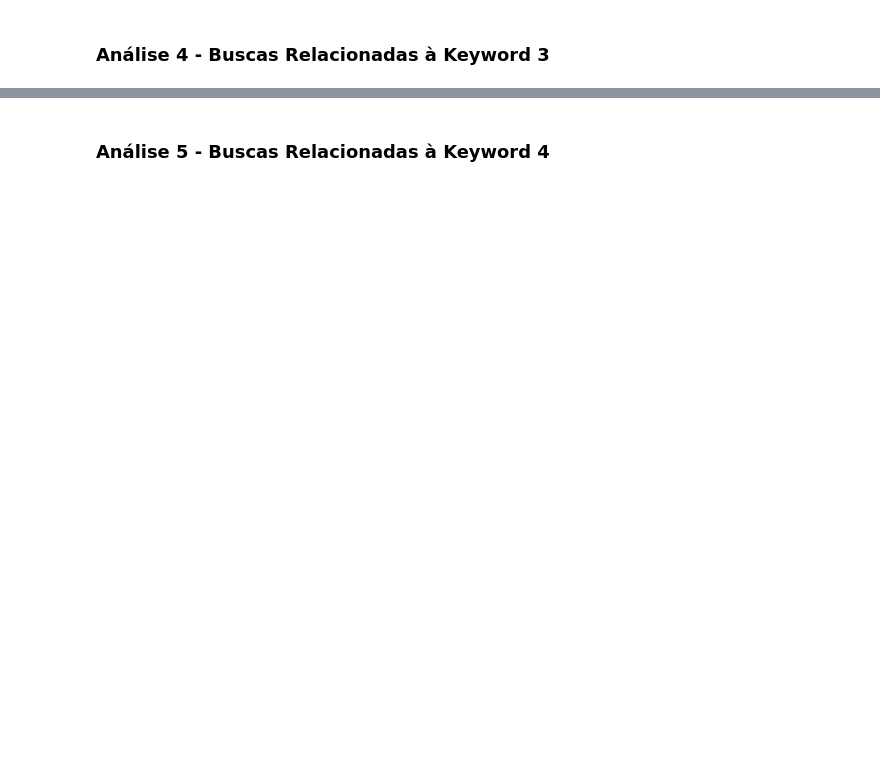
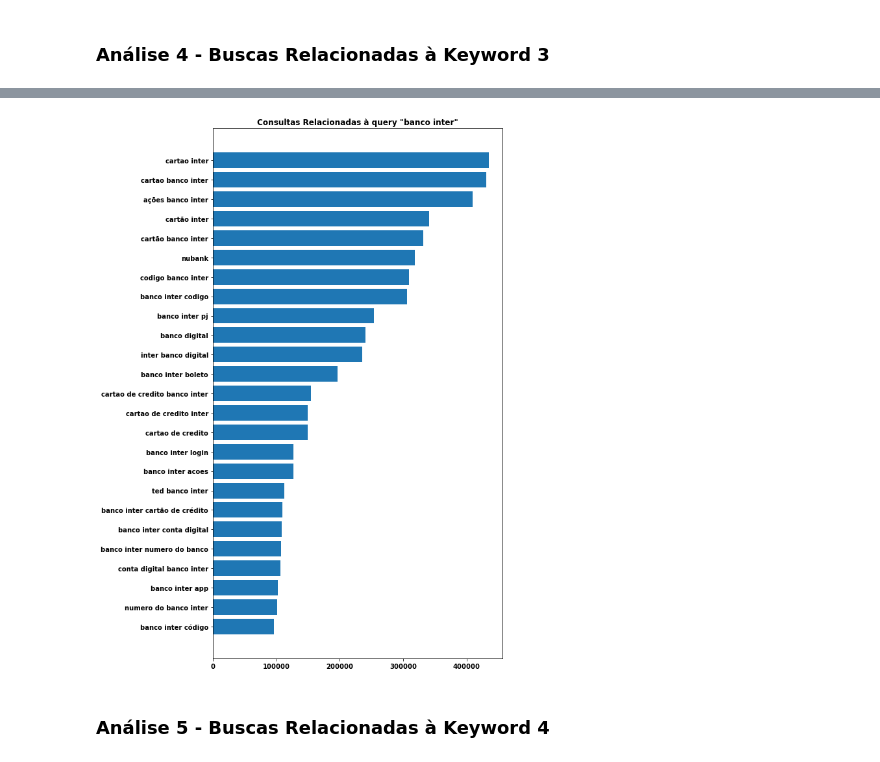
Before and after one commit to leandrofusco/Google_trends, a Jupyter notebook: trends_key_words.ipynb, the cells around one changed output, grey strips where cells are left out. Drawn from its saved outputs; the diff is of its cells as text; code cells hidden in the pictures; blank space fills up the shorter version.

```diff
--- a/trends_key_words.ipynb
+++ b/trends_key_words.ipynb
@@ -497,7 +514,14 @@ if keyword_3:
 # %%
 # Vamos verificar qual consulta relacionada teve maior crescimento no período analisado
-keyword_3_rising_search = related_queries_dict['{}'.format(keyword_3)]['rising']
+plt.figure(figsize=(8,15))
+keyword_3_rising_search = related_queries_dict['{}'.format(keyword_3)]['rising'].sort_values(by='value')
 keyword_3_rising_search
+plt.barh(keyword_3_rising_search['query'], keyword_3_rising_search.value)
+plt.title('Consultas Relacionadas à query "banco inter"')
+
+plt.show()
+# %% [output]
+[figure, added]
 # %% [markdown]
 ### Análise 5 - Buscas Relacionadas à Keyword 4
 # %%
```
Also changed, not shown: parts of 21 cells of this notebook.
